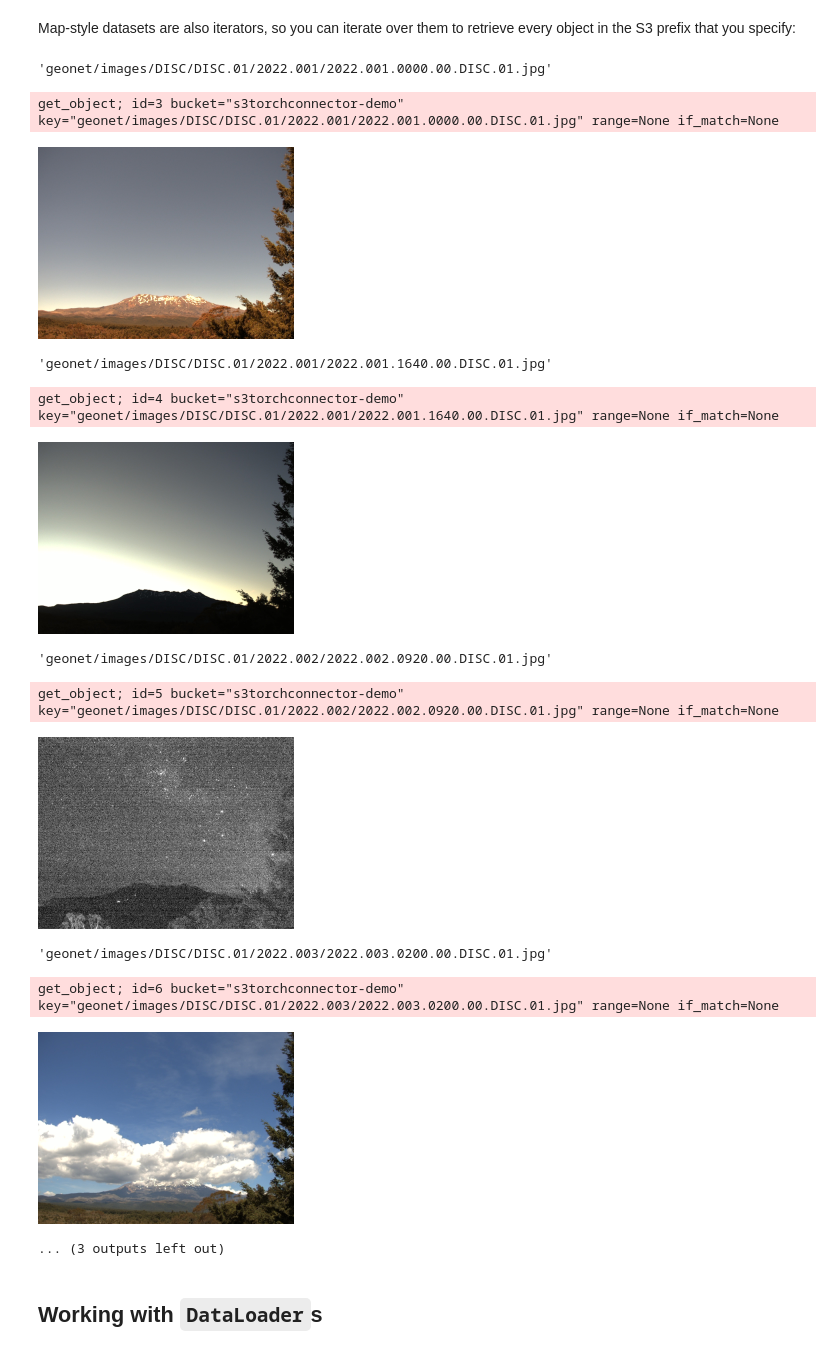
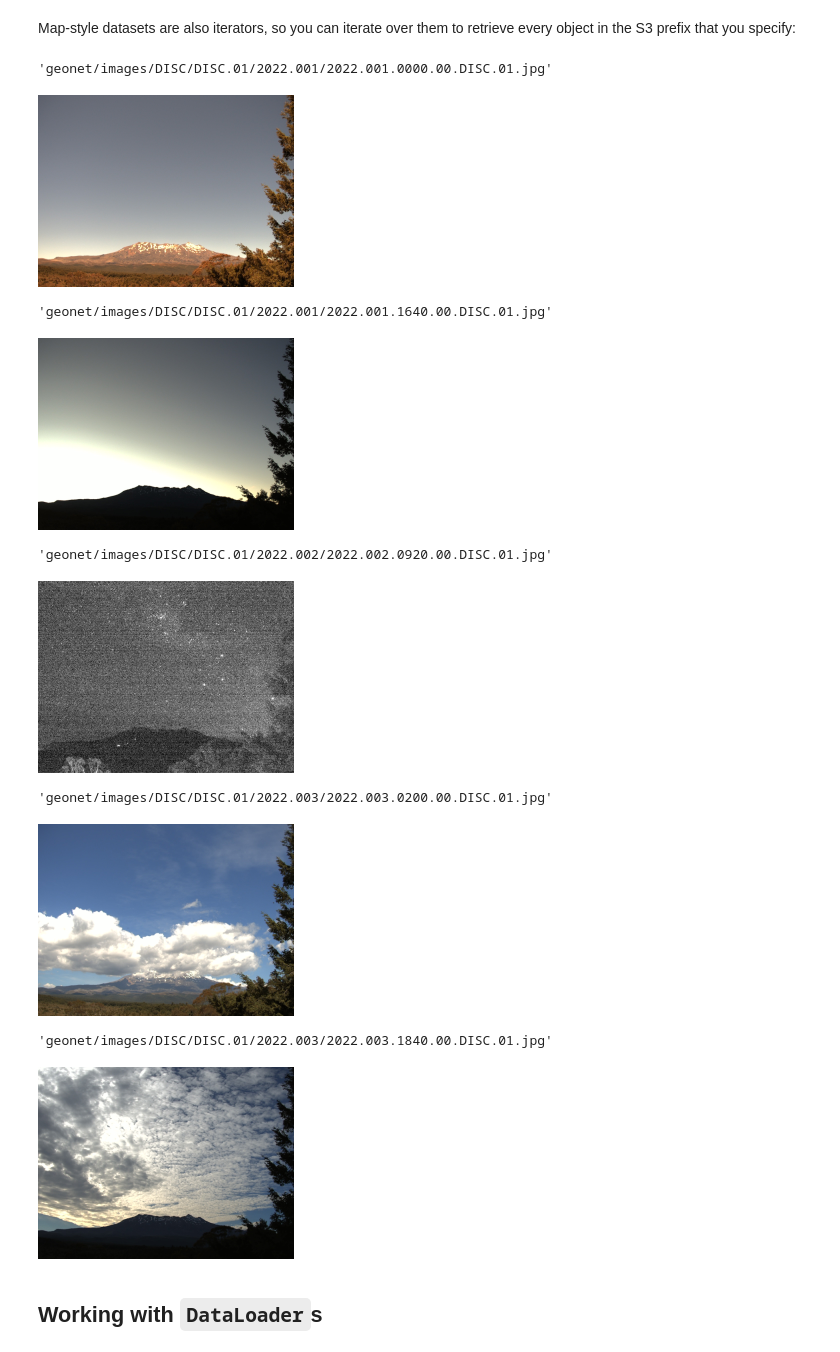
Before and after one commit to awslabs/s3-connector-for-pytorch, a Jupyter notebook: examples/Getting started with the Amazon S3 Connector for PyTorch.ipynb, the cells around one changed output. Cells and saved outputs as stored; diff of their text form; code cells hidden in the pictures.

```diff
--- a/examples/Getting started with the Amazon S3 Connector for PyTorch.ipynb
+++ b/examples/Getting started with the Amazon S3 Connector for PyTorch.ipynb
@@ -71,22 +98,19 @@ object.object_info.key
 Map-style datasets are also iterators, so you can iterate over them to retrieve every object in the S3 prefix that you specify:
 # %%
 for object in itertools.islice(dataset, 0, 500, 100):
-    display(object.object_info.key)
+    display(object.key)
     display(Image.open(object).reduce(8))
 # %% [output]
 'geonet/images/DISC/DISC.01/2022.001/2022.001.0000.00.DISC.01.jpg'
+[figure]
-get_object; id=3 bucket="s3torchconnector-demo" key="geonet/images/DISC/DISC.01/2022.001/2022.001.0000.00.DISC.01.jpg" range=None if_match=None
+'geonet/images/DISC/DISC.01/2022.001/2022.001.1640.00.DISC.01.jpg'
-[figure]
+[figure]
-'geonet/images/DISC/DISC.01/2022.001/2022.001.1640.00.DISC.01.jpg'
+'geonet/images/DISC/DISC.01/2022.002/2022.002.0920.00.DISC.01.jpg'
+[figure]
-get_object; id=4 bucket="s3torchconnector-demo" key="geonet/images/DISC/DISC.01/2022.001/2022.001.1640.00.DISC.01.jpg" range=None if_match=None
+'geonet/images/DISC/DISC.01/2022.003/2022.003.0200.00.DISC.01.jpg'
-[figure]
+[figure]
-'geonet/images/DISC/DISC.01/2022.002/2022.002.0920.00.DISC.01.jpg'
+'geonet/images/DISC/DISC.01/2022.003/2022.003.1840.00.DISC.01.jpg'
-get_object; id=5 bucket="s3torchconnector-demo" key="geonet/images/DISC/DISC.01/2022.002/2022.002.0920.00.DISC.01.jpg" range=None if_match=None
-[figure]
-'geonet/images/DISC/DISC.01/2022.003/2022.003.0200.00.DISC.01.jpg'
-get_object; id=6 bucket="s3torchconnector-demo" key="geonet/images/DISC/DISC.01/2022.003/2022.003.0200.00.DISC.01.jpg" range=None if_match=None
-[figure]
-... (3 outputs left out)
+[figure, added]
 # %% [markdown]
 ## Working with `DataLoader`s
 # %% [markdown]
```
Also changed, not shown: parts of 21 cells of this notebook.
